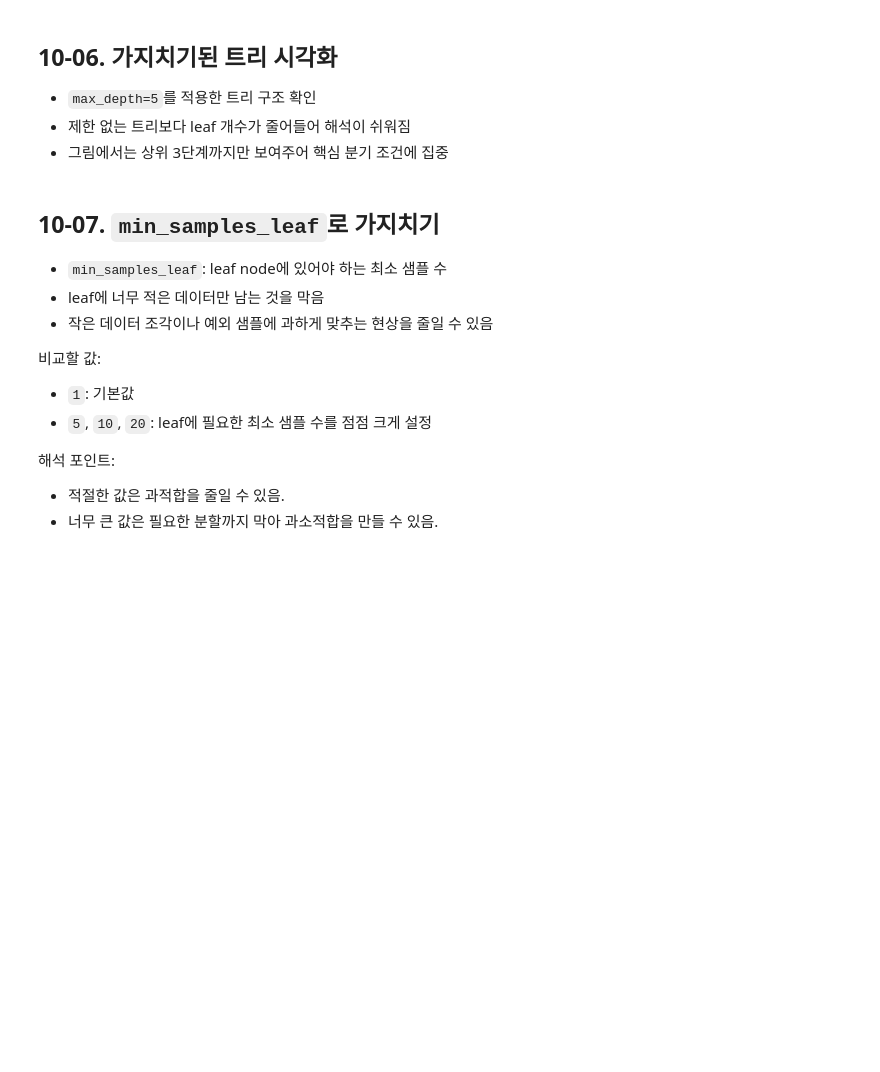
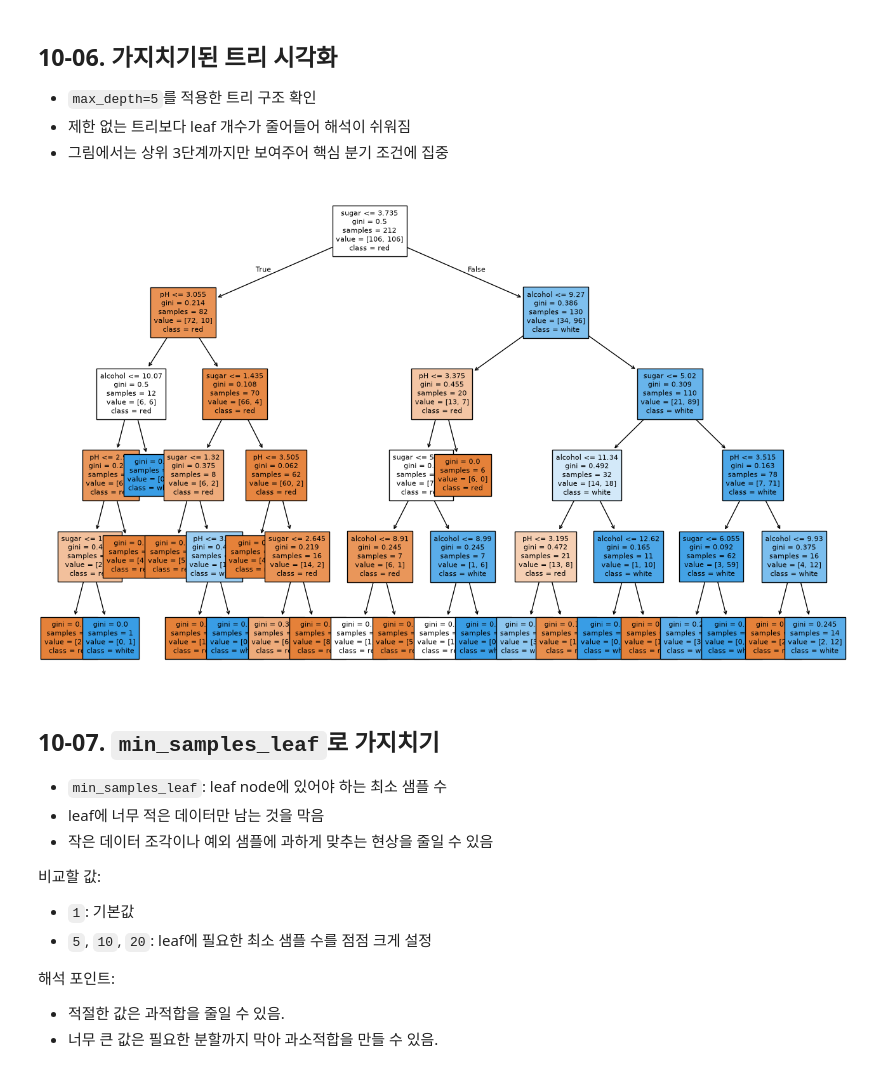
Before and after one commit to skn-family-ai-studybank/06_machine_learning, a Jupyter notebook: 04_decision_tree_svm/01_decision_tree_classifier.ipynb, the cells around one changed output. Drawn from its saved outputs; the diff is of its cells as text; code cells hidden in the pictures; blank space fills up the shorter version.

```diff
--- a/04_decision_tree_svm/01_decision_tree_classifier.ipynb
+++ b/04_decision_tree_svm/01_decision_tree_classifier.ipynb
@@ -472,6 +472,8 @@ for max_depth in max_depth_options:
 
 depth_result_df = pd.DataFrame(depth_result).round(4)
 display(depth_result_df)
+
+wine_dt_clf_depth5 = wine_depth_models[5]
 # %% [output]
 |  | max_depth | train_accuracy | test_accuracy | tree_depth | leaf_count |
 | 0 | None | 1.0000 | 0.7963 | 10 | 39 |
@@ -498,6 +532,19 @@ display(depth_result_df)
 - `max_depth=5`를 적용한 트리 구조 확인
 - 제한 없는 트리보다 leaf 개수가 줄어들어 해석이 쉬워짐
 - 그림에서는 상위 3단계까지만 보여주어 핵심 분기 조건에 집중
+# %%
+plt.figure(figsize=(16, 10))  # ✅ 튜플로, figsize 키워드 사용
+plot_tree(
+    wine_dt_clf_depth5,
+    max_depth=5,
+    filled=True,
+    feature_names=X.columns,
+    class_names=['red', 'white'],
+    fontsize=8
+)
+plt.show()
+# %% [output]
+[figure, added]
 # %% [markdown]
 ## 10-07. `min_samples_leaf`로 가지치기
 
```
Also changed, not shown: parts of 9 cells of this notebook, 2 other files.
